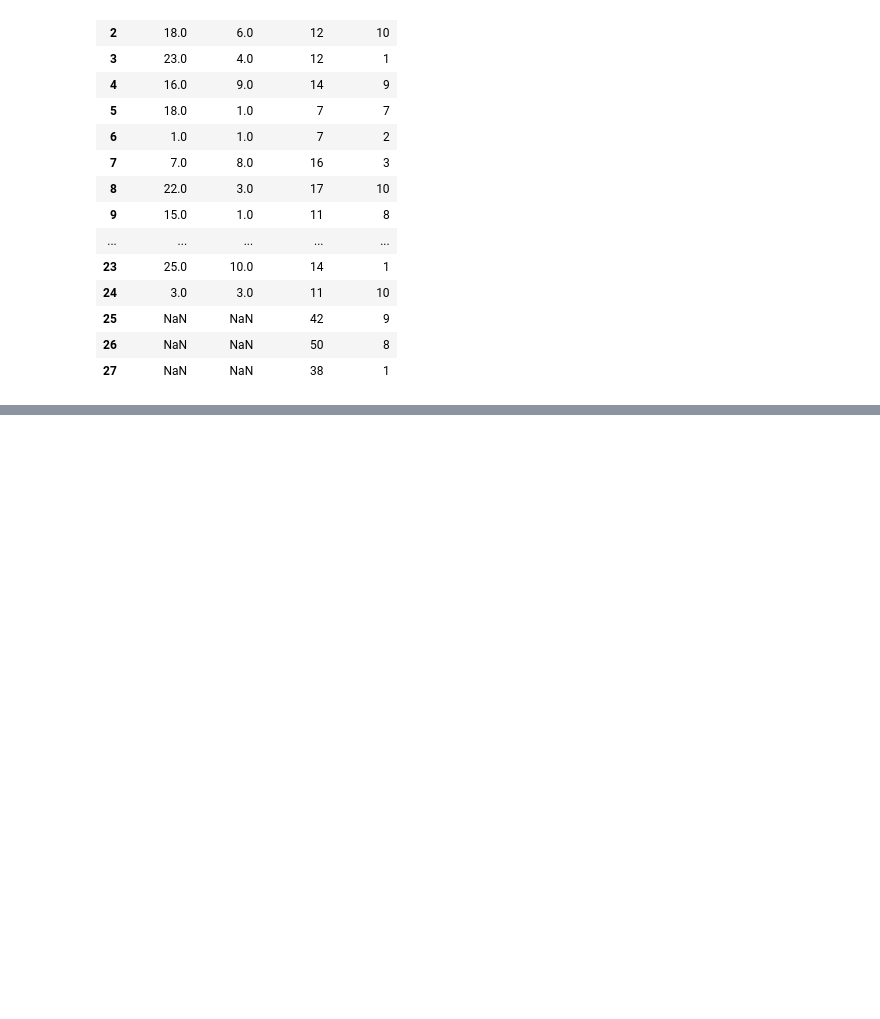
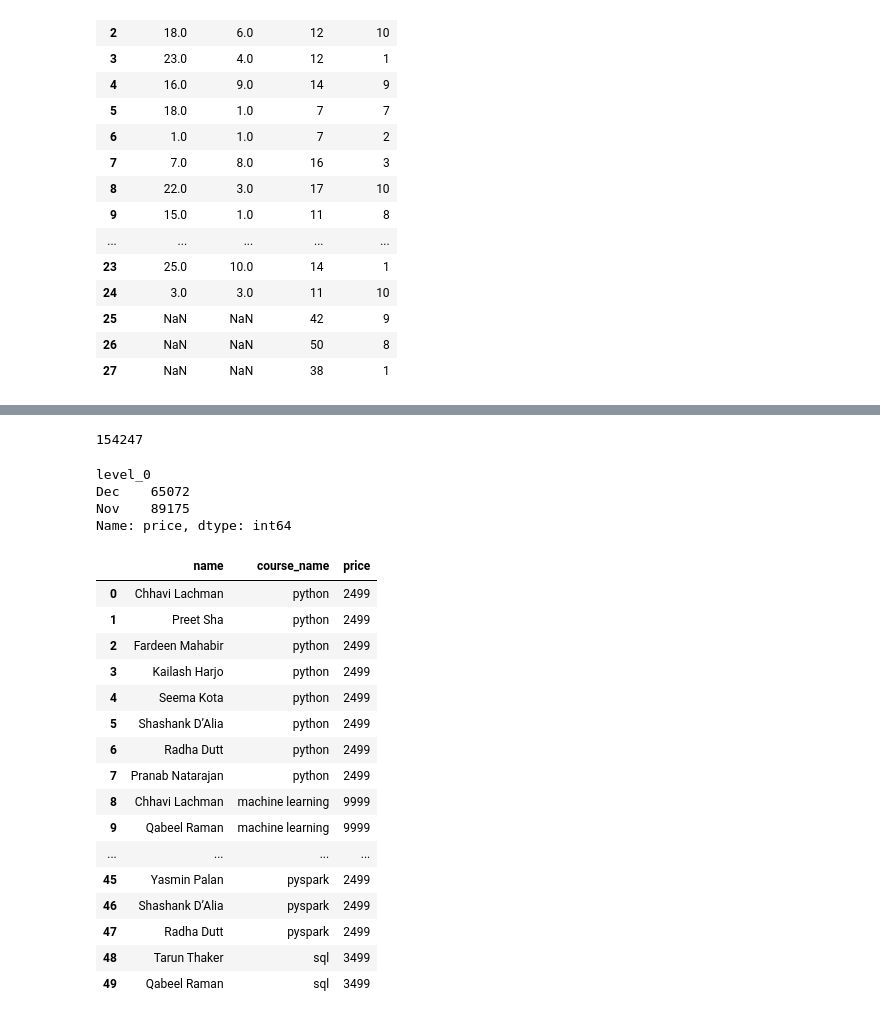
Before and after one commit to akashpagi/PANDAS-LIBRARY-FOR-DATA-SCIENCE, a Jupyter notebook: SESSION 20 - MERGING JOINING & CONCATENATION.ipynb, the cells around one changed output, grey strips where cells are left out. Drawn from its saved outputs; the diff is of its cells as text; code cells hidden in the pictures; blank space fills up the shorter version.

```diff
--- a/SESSION 20 - MERGING JOINING & CONCATENATION.ipynb
+++ b/SESSION 20 - MERGING JOINING & CONCATENATION.ipynb
@@ -138,0 +235,7 @@ pd.concat([nov,dec], axis=1)
+# %%
+temp_df = pd.DataFrame({
+    'student_id':[26, 27, 28],
+    'name':['Akash','Vikas','Rahul'],
+    'partner':[28,26,17]
+})
+students = pd.concat([students, temp_df], ignore_index=True)
@@ -138,0 +281,37 @@ pd.concat([nov,dec], axis=1)
+# %%
+# 1. find total revenue generated
+registered.merge(courses, how='inner', on='course_id')['price'].sum()
+# %% [output]
+154247
+# %%
+# 2. find month by month revenue
+temp_df = pd.concat([nov,dec], keys=['Nov','Dec']).reset_index()
+temp_df.merge(courses, on='course_id').groupby('level_0')['price'].sum()
+# %% [output]
+level_0
+Dec    65072
+Nov    89175
+Name: price, dtype: int64
+# %%
+# 3. Print the registration table
+# cols -> name -> course -> price
+stu = registered.merge(students, on='student_id')
+stu.merge(courses, on='course_id')[['name','course_name','price']]
+# %% [output]
+|  | name | course_name | price |
+| 0 | Chhavi Lachman | python | 2499 |
+| 1 | Preet Sha | python | 2499 |
+| 2 | Fardeen Mahabir | python | 2499 |
+| 3 | Kailash Harjo | python | 2499 |
+| 4 | Seema Kota | python | 2499 |
+| 5 | Shashank D’Alia | python | 2499 |
+| 6 | Radha Dutt | python | 2499 |
+| 7 | Pranab Natarajan | python | 2499 |
+| 8 | Chhavi Lachman | machine learning | 9999 |
+| 9 | Qabeel Raman | machine learning | 9999 |
+| ... | ... | ... | ... |
+| 45 | Yasmin Palan | pyspark | 2499 |
+| 46 | Shashank D’Alia | pyspark | 2499 |
+| 47 | Radha Dutt | pyspark | 2499 |
+| 48 | Tarun Thaker | sql | 3499 |
+| 49 | Qabeel Raman | sql | 3499 |
```
Also changed, not shown: parts of 27 cells of this notebook.
